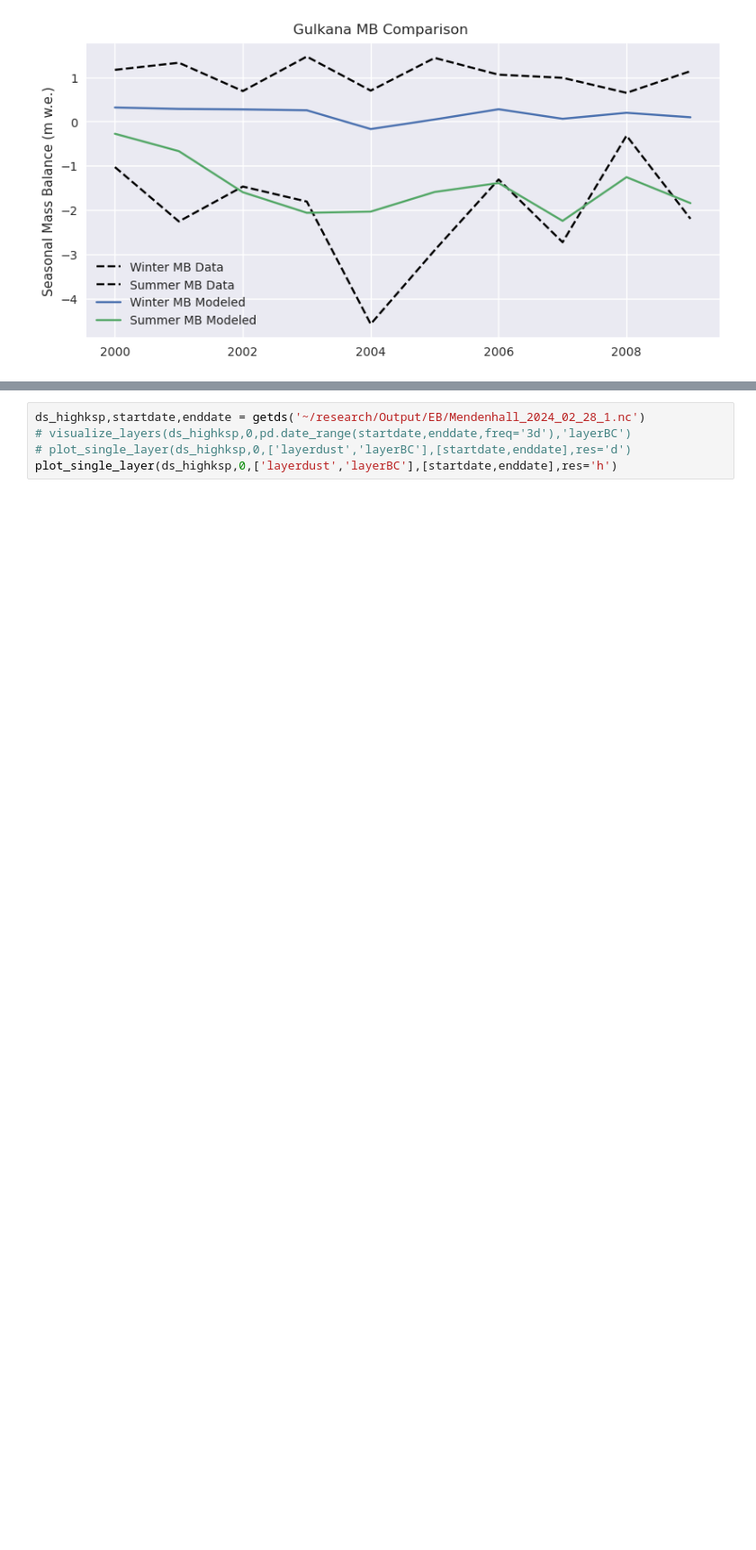
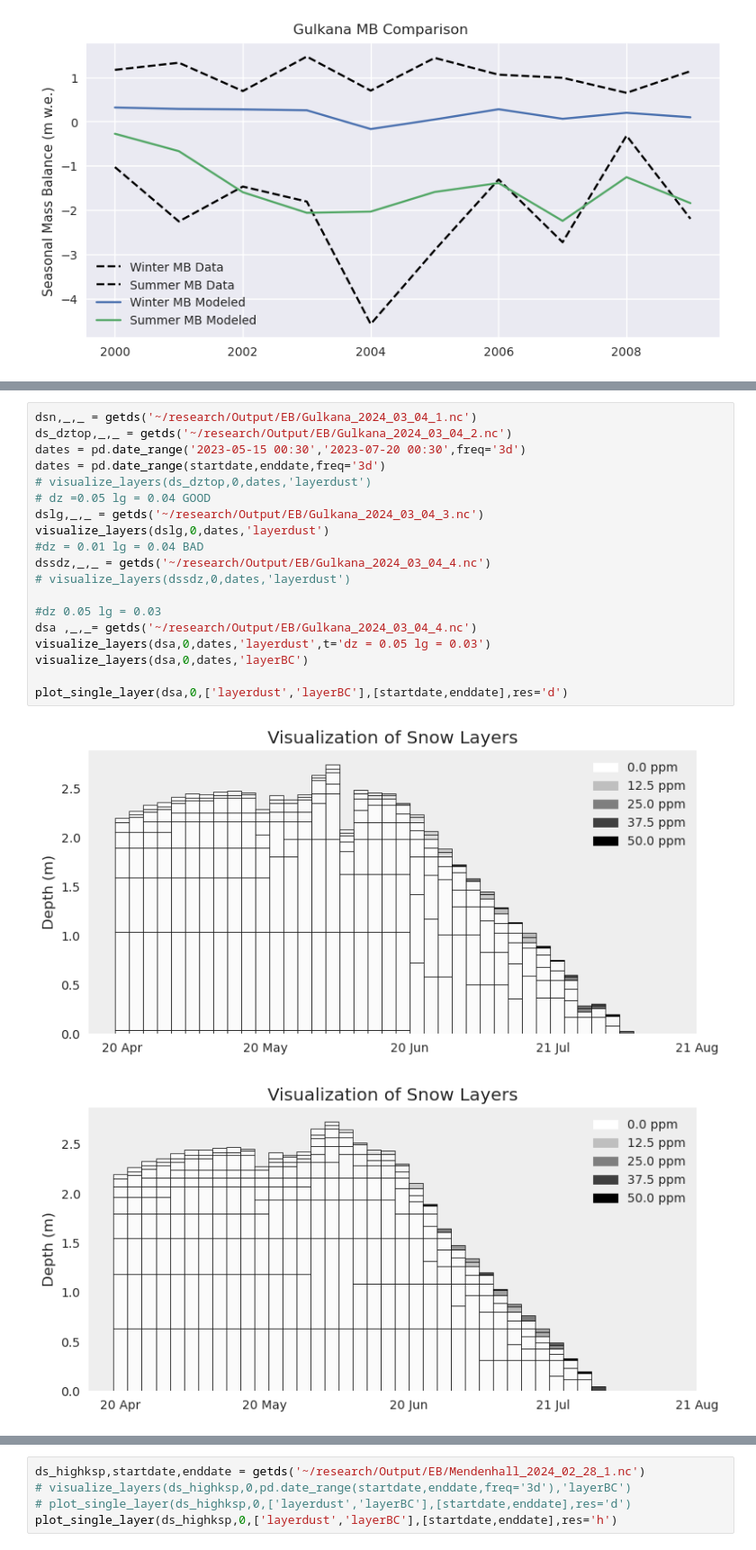
Before and after one commit to drounce/PyGEM, a Jupyter notebook: pygem_eb/processing/ebplotting.ipynb, the cells around one changed output, grey strips where cells are left out. Shown at 90% size. Cells and saved outputs as stored; diff of their text form; blank space fills up the shorter version.

```diff
--- a/pygem_eb/processing/ebplotting.ipynb
+++ b/pygem_eb/processing/ebplotting.ipynb
@@ -112,0 +110,22 @@ plot_single_layer(ds,0,['layerdust','layerBC'],[startdate,enddate],res='d')
+# %%
+dsn,_,_ = getds('~/research/Output/EB/Gulkana_2024_03_04_1.nc')
+ds_dztop,_,_ = getds('~/research/Output/EB/Gulkana_2024_03_04_2.nc')
+dates = pd.date_range('2023-05-15 00:30','2023-07-20 00:30',freq='3d')
+dates = pd.date_range(startdate,enddate,freq='3d')
+# visualize_layers(ds_dztop,0,dates,'layerdust')
+# dz =0.05 lg = 0.04 GOOD
+dslg,_,_ = getds('~/research/Output/EB/Gulkana_2024_03_04_3.nc')
+visualize_layers(dslg,0,dates,'layerdust')
+#dz = 0.01 lg = 0.04 BAD
+dssdz,_,_ = getds('~/research/Output/EB/Gulkana_2024_03_04_4.nc')
+# visualize_layers(dssdz,0,dates,'layerdust')
+
+#dz 0.05 lg = 0.03
+dsa ,_,_= getds('~/research/Output/EB/Gulkana_2024_03_04_4.nc')
+visualize_layers(dsa,0,dates,'layerdust',t='dz = 0.05 lg = 0.03')
+visualize_layers(dsa,0,dates,'layerBC')
+
+plot_single_layer(dsa,0,['layerdust','layerBC'],[startdate,enddate],res='d')
+# %% [output]
+[figure, added]
+[figure, added]
```
Also changed, not shown: parts of 6 cells of this notebook, 5 other files.
